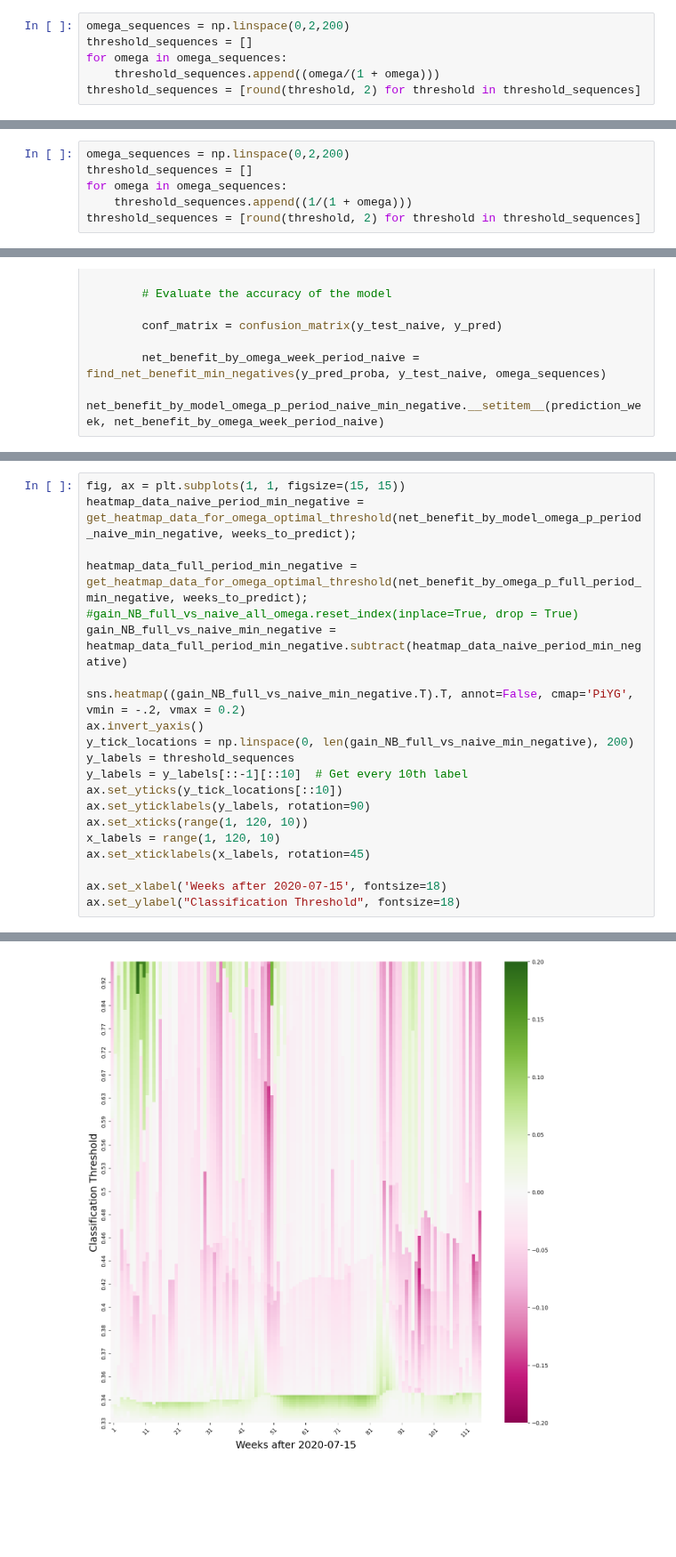
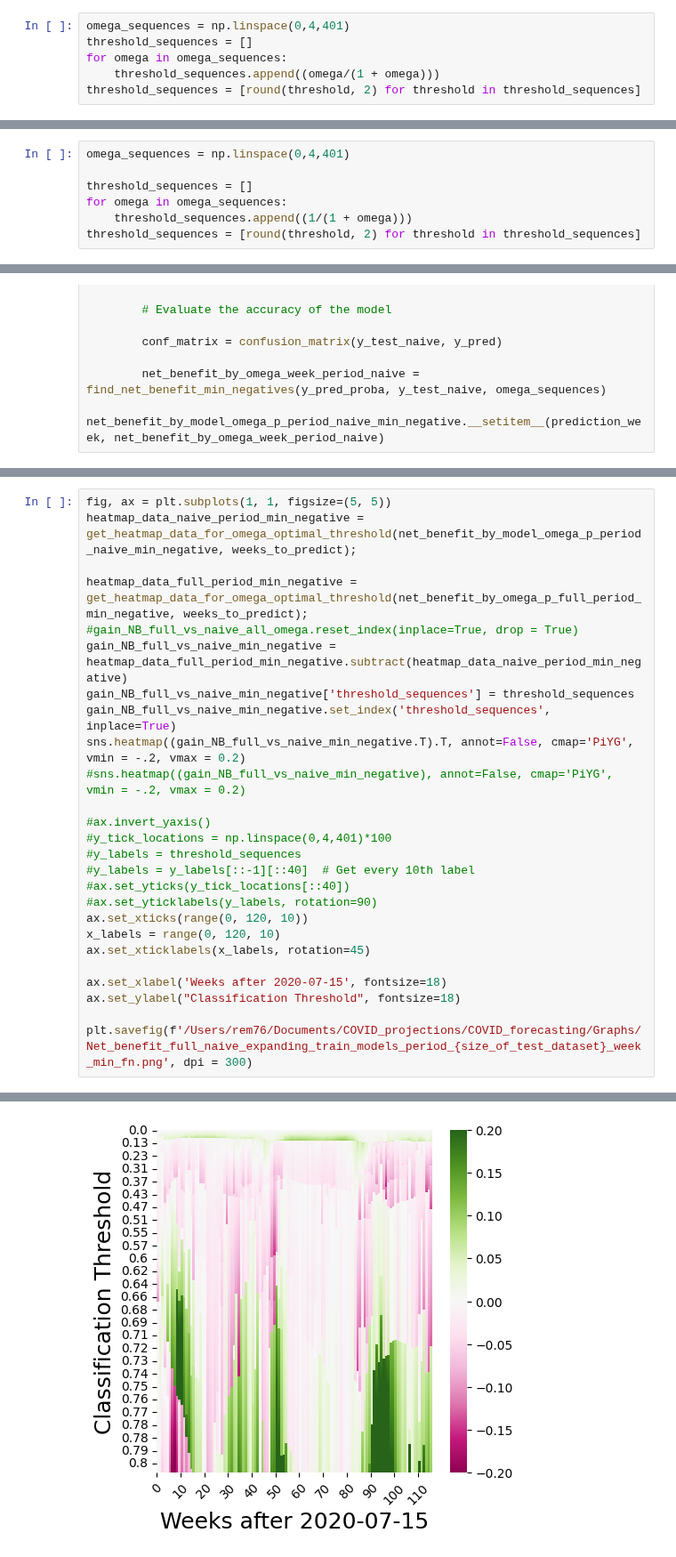
Before and after one commit to RachelMurray-Watson/COVID_forecasting, a Jupyter notebook: Net_benefit_calculation_optimal_threshold.ipynb, the cells around one changed output, grey strips where cells are left out. Shown at 89% size. Drawn from its saved outputs; the diff is of its cells as text; blank space fills up the shorter version.

```diff
--- a/Net_benefit_calculation_optimal_threshold.ipynb
+++ b/Net_benefit_calculation_optimal_threshold.ipynb
@@ -84,7 +85,7 @@ def get_heatmap_data_for_omega_optimal_threshold(NB_data, weeks_to_predict):
 # %% [markdown]
 # Calculate the net benefit at every optimal threshold
 # %%
-omega_sequences = np.linspace(0,2,200)
+omega_sequences = np.linspace(0,4,401)
 threshold_sequences = []
 for omega in omega_sequences:
     threshold_sequences.append((omega/(1 + omega)))
@@ -179,7 +182,8 @@ def find_net_benefit_min_negatives(y_probabilities, y_true, omega_sequences):
         net_benefit_by_omega[omega] =  net_benefit
     return net_benefit_by_omega
 # %%
-omega_sequences = np.linspace(0,2,200)
+omega_sequences = np.linspace(0,4,401)
+
 threshold_sequences = []
 for omega in omega_sequences:
     threshold_sequences.append((1/(1 + omega)))
@@ -238,22 +238,27 @@ gain_NB_full_vs_naive_min_negative.max().max()
 # %%
-fig, ax = plt.subplots(1, 1, figsize=(15, 15))
+fig, ax = plt.subplots(1, 1, figsize=(5, 5))
 heatmap_data_naive_period_min_negative = get_heatmap_data_for_omega_optimal_threshold(net_benefit_by_model_omega_p_period_naive_min_negative, weeks_to_predict);
 
 heatmap_data_full_period_min_negative = get_heatmap_data_for_omega_optimal_threshold(net_benefit_by_omega_p_full_period_min_negative, weeks_to_predict);
 #gain_NB_full_vs_naive_all_omega.reset_index(inplace=True, drop = True)
 gain_NB_full_vs_naive_min_negative = heatmap_data_full_period_min_negative.subtract(heatmap_data_naive_period_min_negative)
+gain_NB_full_vs_naive_min_negative['threshold_sequences'] = threshold_sequences
+gain_NB_full_vs_naive_min_negative.set_index('threshold_sequences', inplace=True)
+sns.heatmap((gain_NB_full_vs_naive_min_negative.T).T, annot=False, cmap='PiYG', vmin = -.2, vmax = 0.2)
+#sns.heatmap((gain_NB_full_vs_naive_min_negative), annot=False, cmap='PiYG', vmin = -.2, vmax = 0.2)
 
-sns.heatmap((gain_NB_full_vs_naive_min_negative.T).T, annot=False, cmap='PiYG', vmin = -.2, vmax = 0.2)
-ax.invert_yaxis()
-y_tick_locations = np.linspace(0, len(gain_NB_full_vs_naive_min_negative), 200)
-y_labels = threshold_sequences
-y_labels = y_labels[::-1][::10]  # Get every 10th label
-ax.set_yticks(y_tick_locations[::10])
-ax.set_yticklabels(y_labels, rotation=90)
-ax.set_xticks(range(1, 120, 10))
-x_labels = range(1, 120, 10)
+#ax.invert_yaxis()
+#y_tick_locations = np.linspace(0,4,401)*100
+#y_labels = threshold_sequences
+#y_labels = y_labels[::-1][::40]  # Get every 10th label
+#ax.set_yticks(y_tick_locations[::40])
+#ax.set_yticklabels(y_labels, rotation=90)
+ax.set_xticks(range(0, 120, 10))
+x_labels = range(0, 120, 10)
 ax.set_xticklabels(x_labels, rotation=45)
 
 ax.set_xlabel('Weeks after 2020-07-15', fontsize=18)
 ax.set_ylabel("Classification Threshold", fontsize=18)
+
+plt.savefig(f'/Users/rem76/Documents/COVID_projections/COVID_forecasting/Graphs/Net_benefit_full_naive_expanding_train_models_period_{size_of_test_dataset}_week_min_fn.png', dpi = 300)
 # %% [output]
@@ -261 +265 @@ Text(158.22222222222223, 0.5, 'Classification Threshold')
-[figure, old version]
+[figure, new version]
```
Also changed, not shown: parts of 5 cells of this notebook, 2 other files.
